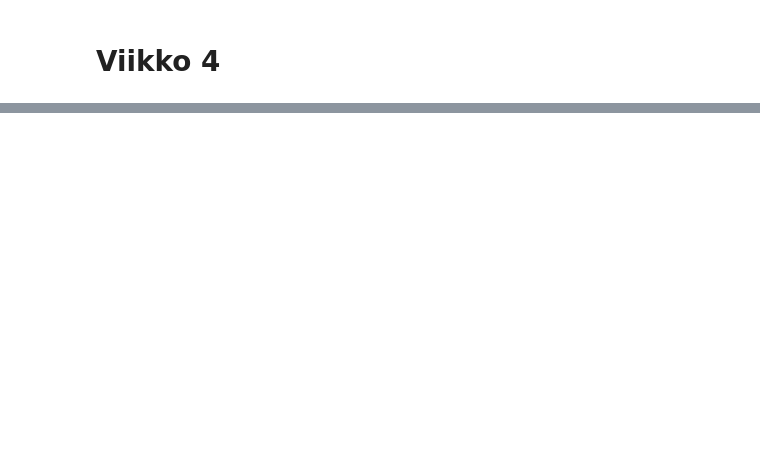
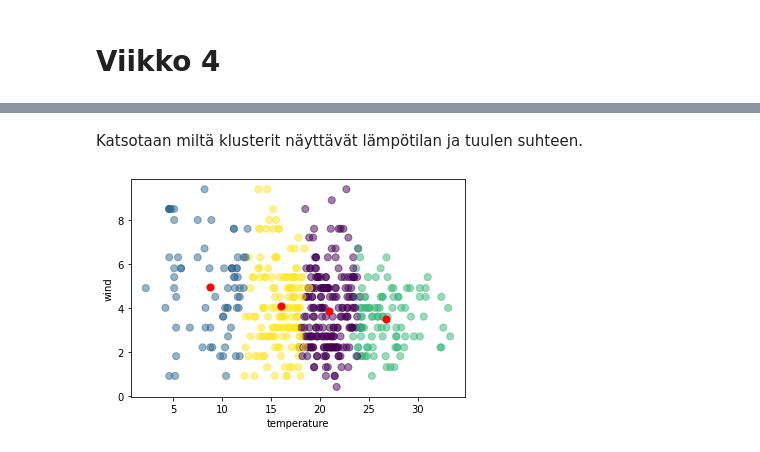
Before and after one commit to AnniMV/JODA2021, a Jupyter notebook: Oppimispk.ipynb, the cells around one changed output, grey strips where cells are left out. Drawn from its saved outputs; the diff is of its cells as text; code cells hidden in the pictures; blank space fills up the shorter version.

```diff
--- a/Oppimispk.ipynb
+++ b/Oppimispk.ipynb
@@ -384,0 +605,10 @@ https://data.solita.fi/finnish-stemming-and-lemmatization-in-python/
+# %% [markdown]
+Katsotaan miltä klusterit näyttävät lämpötilan ja tuulen suhteen.
+# %%
+plt.scatter(df['temp'], df['wind'], c= kmeans.labels_.astype(float), s=50, alpha=0.5)
+plt.scatter(centroids[:, 2], centroids[:, 3], c='red', s=50)
+plt.xlabel('temperature')
+plt.ylabel('wind')
+plt.show()
+# %% [output]
+[figure, added]
```
Also changed, not shown: parts of 32 cells of this notebook.
